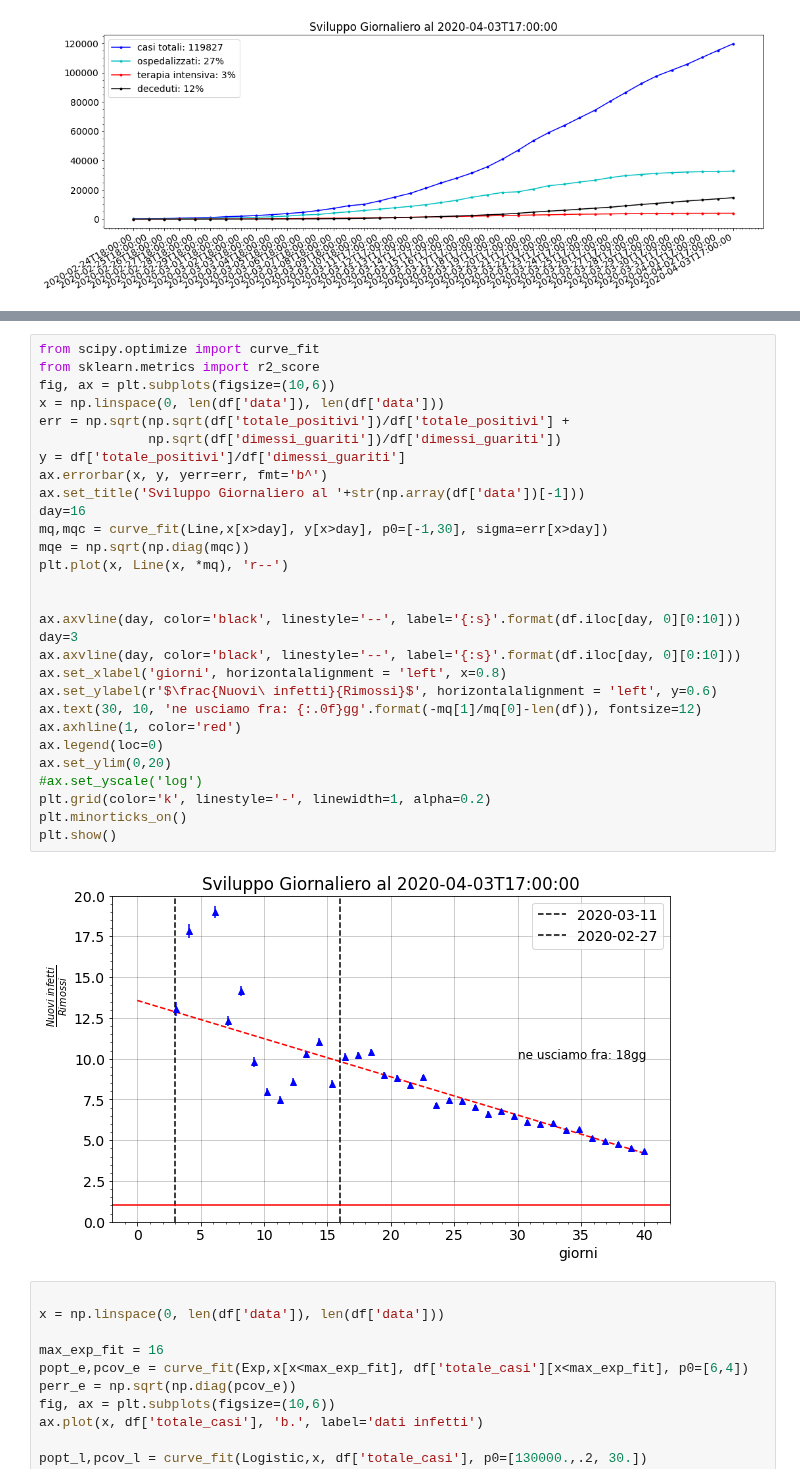
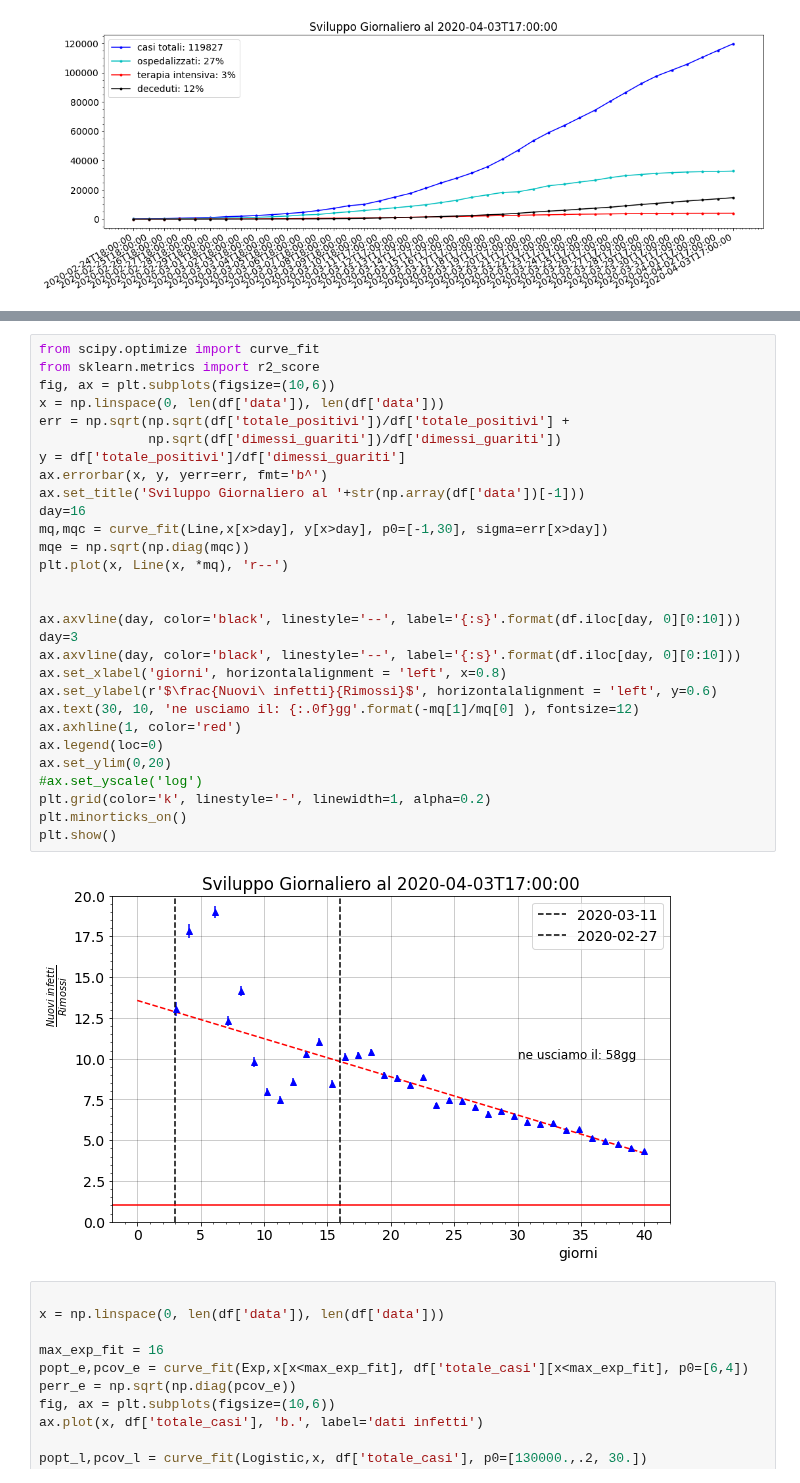
Before and after one commit to lorenzopaolucci/studenti, a Jupyter notebook: covid19.ipynb, the cells around one changed output, grey strips where cells are left out. Cells and saved outputs as stored; diff of their text form.

```diff
--- a/covid19.ipynb
+++ b/covid19.ipynb
@@ -67,34 +82,34 @@ def Line(x, m, q):
 # %%
 from scipy.optimize import curve_fit
 from sklearn.metrics import r2_score
 fig, ax = plt.subplots(figsize=(10,6))
 x = np.linspace(0, len(df['data']), len(df['data']))
 err = np.sqrt(np.sqrt(df['totale_positivi'])/df['totale_positivi'] +
               np.sqrt(df['dimessi_guariti'])/df['dimessi_guariti'])
 y = df['totale_positivi']/df['dimessi_guariti']
 ax.errorbar(x, y, yerr=err, fmt='b^')
 ax.set_title('Sviluppo Giornaliero al '+str(np.array(df['data'])[-1]))
 day=16
 mq,mqc = curve_fit(Line,x[x>day], y[x>day], p0=[-1,30], sigma=err[x>day])
 mqe = np.sqrt(np.diag(mqc))
 plt.plot(x, Line(x, *mq), 'r--')
 
 
 ax.axvline(day, color='black', linestyle='--', label='{:s}'.format(df.iloc[day, 0][0:10]))
 day=3
 ax.axvline(day, color='black', linestyle='--', label='{:s}'.format(df.iloc[day, 0][0:10]))
 ax.set_xlabel('giorni', horizontalalignment = 'left', x=0.8)
 ax.set_ylabel(r'$\frac{Nuovi\ infetti}{Rimossi}$', horizontalalignment = 'left', y=0.6)
-ax.text(30, 10, 'ne usciamo fra: {:.0f}gg'.format(-mq[1]/mq[0]-len(df)), fontsize=12)
+ax.text(30, 10, 'ne usciamo il: {:.0f}gg'.format(-mq[1]/mq[0] ), fontsize=12)
 ax.axhline(1, color='red')
 ax.legend(loc=0)
 ax.set_ylim(0,20)
 #ax.set_yscale('log')
 plt.grid(color='k', linestyle='-', linewidth=1, alpha=0.2)
 plt.minorticks_on()
 plt.show()
 # %% [output]
-[figure, old version]
+[figure, new version]
 # %%
 
 x = np.linspace(0, len(df['data']), len(df['data']))
```
Also changed, not shown: parts of 2 cells of this notebook.
